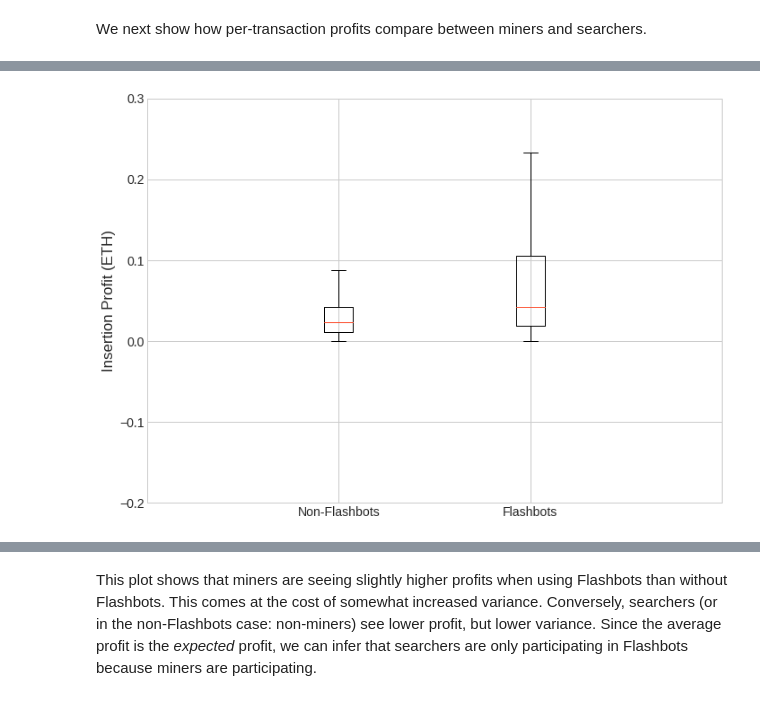
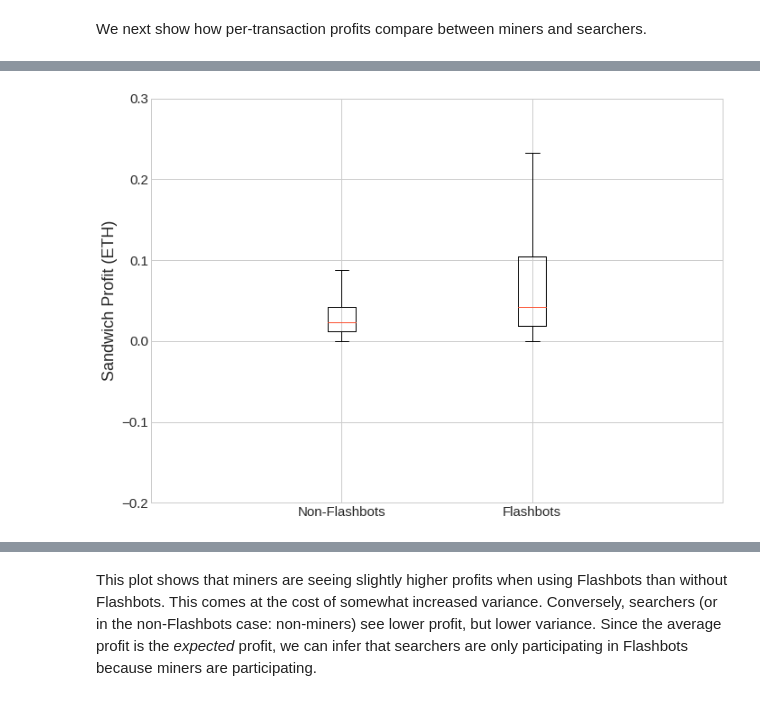
Before and after one commit to a-flashbot-in-the-pan/a-flashbot-in-the-pan, a Jupyter notebook: FlashbotsAnalysis.ipynb, the cells around one changed output, grey strips where cells are left out. Drawn from its saved outputs; the diff is of its cells as text; code cells hidden in the pictures.

```diff
--- a/FlashbotsAnalysis.ipynb
+++ b/FlashbotsAnalysis.ipynb
@@ -491,6 +491,8 @@ The above plot tells us that when Flashbots started, it quickly got popular. Whe
 We next show how per-transaction profits compare between miners and searchers.
 # %%
 plt.style.use(style)
+plt.rc('font', size=15)
+
 fig, ax = plt.subplots(figsize=(10, 7))
 #fig.patch.set_facecolor('white')
 
@@ -501,7 +503,7 @@ profit_labels = ["Non-Flashbots", "Flashbots"]
 ax.boxplot(x=miner_profits, notch=False, sym='', labels=profit_labels)
 #ax[1].boxplot(x=searcher_profits, notch=False, sym='', labels=profit_labels)
 
-ax.set_ylabel("Insertion Profit (ETH)")
+ax.set_ylabel("Sandwich Profit (ETH)")
 #ax.set_xlabel("Miners")
 ax.set_ylim([-0.2, 0.3])
 ax.set_xlim([0, 3])
@@ -533,3 +535,3 @@ Average increase in profit: 2.5956793273405054
-[figure, old version]
+[figure, new version]
 # %%
 plt.style.use(style)
```
Also changed, not shown: parts of 10 cells of this notebook.
